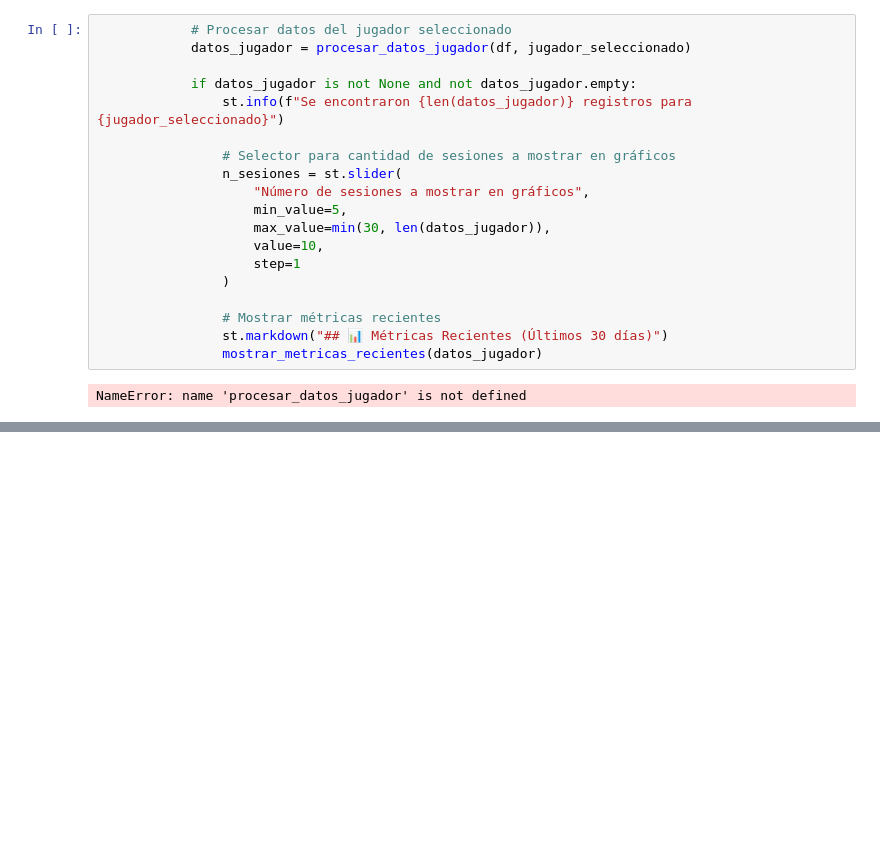
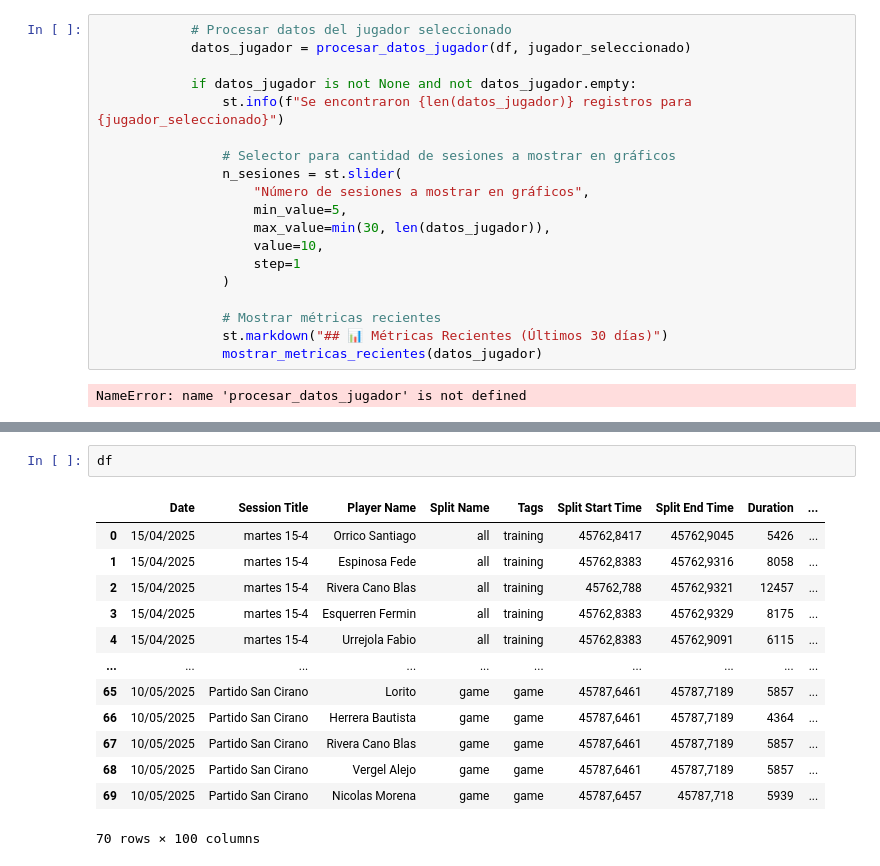
Before and after one commit to fideito10/Catapult, a Jupyter notebook: prueba/Individual.ipynb, the cells around one changed output, grey strips where cells are left out. Drawn from its saved outputs; the diff is of its cells as text; blank space fills up the shorter version.

```diff
--- a/prueba/Individual.ipynb
+++ b/prueba/Individual.ipynb
@@ -129,0 +1310,16 @@ NameError: name 'procesar_datos_jugador' is not defined
+# %%
+df
+# %% [output]
+|  | Date | Session Title | Player Name | Split Name | Tags | Split Start Time | Split End Time | Duration | ... |
+| 0 | 15/04/2025 | martes 15-4 | Orrico Santiago | all | training | 45762,8417 | 45762,9045 | 5426 | ... |
+| 1 | 15/04/2025 | martes 15-4 | Espinosa Fede | all | training | 45762,8383 | 45762,9316 | 8058 | ... |
+| 2 | 15/04/2025 | martes 15-4 | Rivera Cano Blas | all | training | 45762,788 | 45762,9321 | 12457 | ... |
+| 3 | 15/04/2025 | martes 15-4 | Esquerren Fermin | all | training | 45762,8383 | 45762,9329 | 8175 | ... |
+| 4 | 15/04/2025 | martes 15-4 | Urrejola Fabio | all | training | 45762,8383 | 45762,9091 | 6115 | ... |
+| ... | ... | ... | ... | ... | ... | ... | ... | ... | ... |
+| 65 | 10/05/2025 | Partido San Cirano | Lorito | game | game | 45787,6461 | 45787,7189 | 5857 | ... |
+| 66 | 10/05/2025 | Partido San Cirano | Herrera Bautista | game | game | 45787,6461 | 45787,7189 | 4364 | ... |
+| 67 | 10/05/2025 | Partido San Cirano | Rivera Cano Blas | game | game | 45787,6461 | 45787,7189 | 5857 | ... |
+| 68 | 10/05/2025 | Partido San Cirano | Vergel Alejo | game | game | 45787,6461 | 45787,7189 | 5857 | ... |
+| 69 | 10/05/2025 | Partido San Cirano | Nicolas Morena | game | game | 45787,6457 | 45787,718 | 5939 | ... |
+70 rows × 100 columns
```
Also changed, not shown: parts of 19 cells of this notebook, 8 other files.
